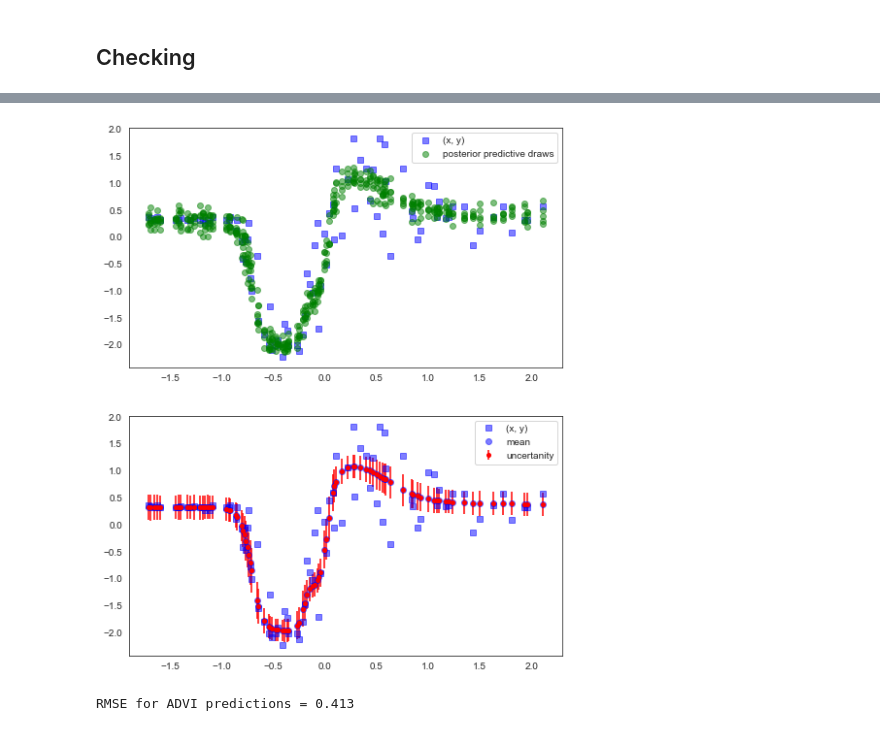
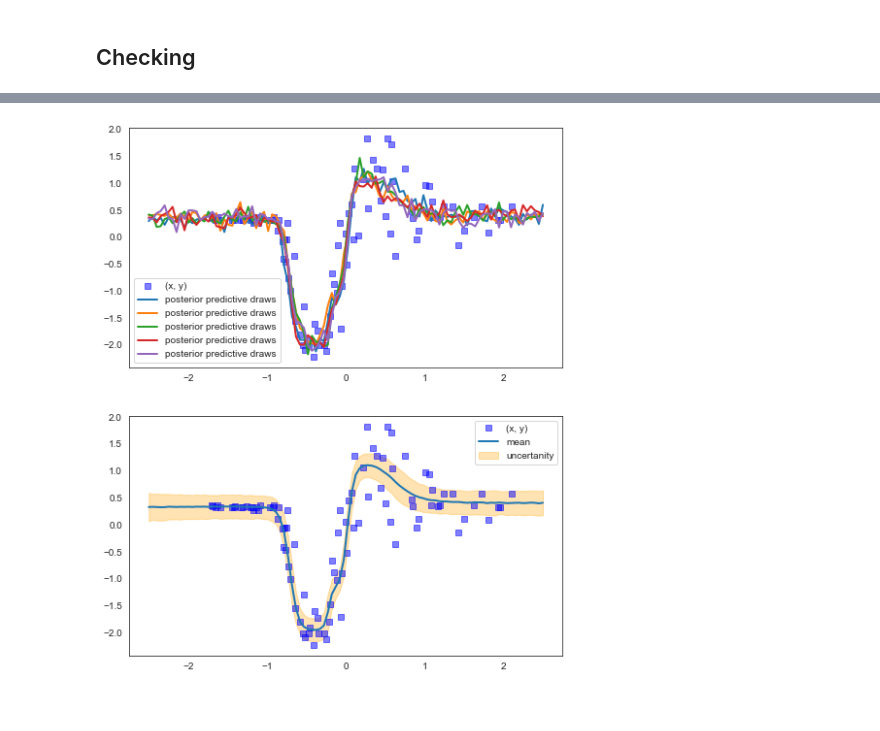
Before and after one commit to sharmila-k/BNN, a Jupyter notebook: 2_pymc3/2eg_BNN_Advi_fulldata.ipynb, the cells around one changed output, grey strips where cells are left out. Drawn from its saved outputs; the diff is of its cells as text; code cells hidden in the pictures.

```diff
--- a/2_pymc3/2eg_BNN_Advi_fulldata.ipynb
+++ b/2_pymc3/2eg_BNN_Advi_fulldata.ipynb
@@ -167,3 +167,6 @@ with pm.Model() as neural_network:
 
     # LIKELIHOOD
     out = pm.Normal('out', mu=act_out, sigma=0.1, observed=y_tensor)
+# %%
+X_new = np.linspace(-2.5,2.5,100)[:,None]
+print (X_new.shape)
@@ -304,28 +282,22 @@ _ = sns.lmplot(y='ADVI', x='actual', data=prediction_data,
 # %%
 fig = plt.figure(figsize=(8, 10))
 
 ax1 = fig.add_subplot(211)
 ax1.plot(X_data, y_data, 'bs', alpha=0.5, label='(x, y)') # full data (train+test)
-ax1.plot(X_data, posterior_preds['out'][0] ,'go', alpha=0.5, label='posterior predictive draws')
-ax1.plot(X_data, posterior_preds['out'][1:5].reshape(4,X_data.shape[0]).T, 'go', alpha=0.5)
+ax1.plot(X_new, posterior_preds['out'][0] , lw=2, label='posterior predictive draws')
+ax1.plot(X_new, posterior_preds['out'][1:5].reshape(4,X_new.shape[0]).T, lw=2, label='posterior predictive draws')
 ax1.legend()
 
 ax2 = fig.add_subplot(212)
 ax2.plot(X_data, y_data, 'bs', alpha=0.5, label='(x, y)') # full data (train+test)
-ax2.plot(X_data, mean_prediction , 'bo', alpha=0.5, label='mean')
-# ax2.fill_between(X_data.ravel(), (mean_prediction-2*stddev_prediction).ravel(), (mean_prediction+2*stddev_prediction).ravel(), alpha = 0.3, color = 'orange',label='uncertanity')
-ax2.errorbar(X_data, mean_prediction, yerr=1.96*stddev_prediction, fmt='o', label='uncertanity', color='red',markersize=4)
+ax2.plot(X_new, mean_prediction ,lw=2, label='mean')
+ax2.fill_between(X_new.ravel(), (mean_prediction-2*stddev_prediction).ravel(), (mean_prediction+2*stddev_prediction).ravel(), alpha = 0.3, color = 'orange',label='uncertanity')
+# ax2.errorbar(X_new, mean_prediction, yerr=1.96*stddev_prediction, fmt='o', label='uncertanity', color='red',markersize=4)
 ax2.legend()
 
 plt.show()
 # %% [output]
-[figure, old version]
+[figure, new version]
-# %%
-RMSE = np.sqrt(np.mean(prediction_data.error_ADVI ** 2))
-
-print(f'RMSE for ADVI predictions = {RMSE:.3f}')
-# %% [output]
-RMSE for ADVI predictions = 0.413
 # %%
 print(trace.get_values('w_in_1').shape)
 
```
Also changed, not shown: parts of 13 cells of this notebook, 2 other files.
